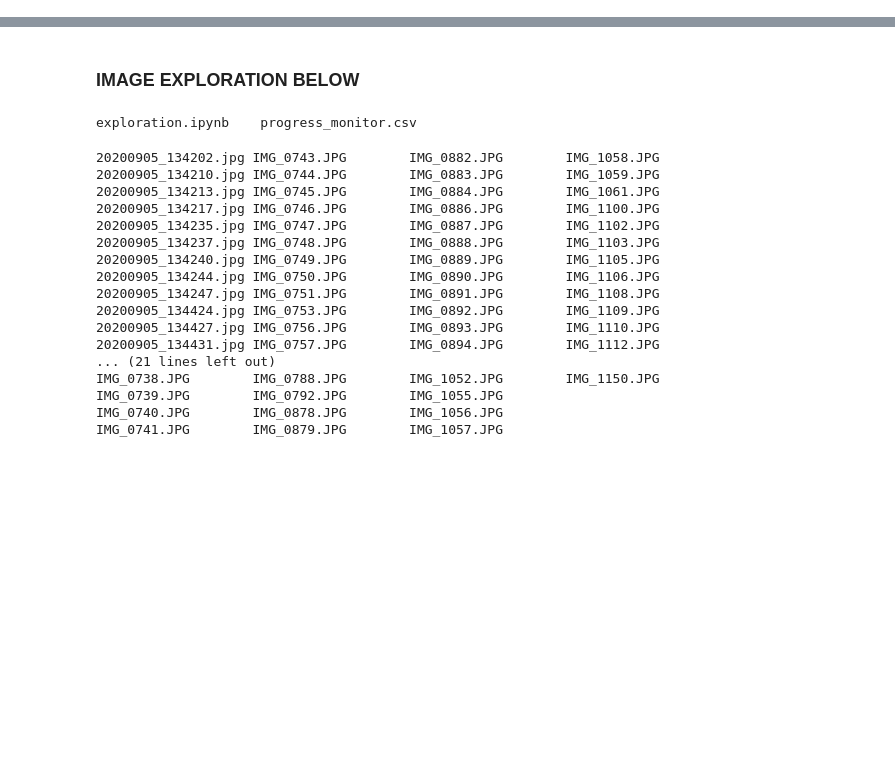
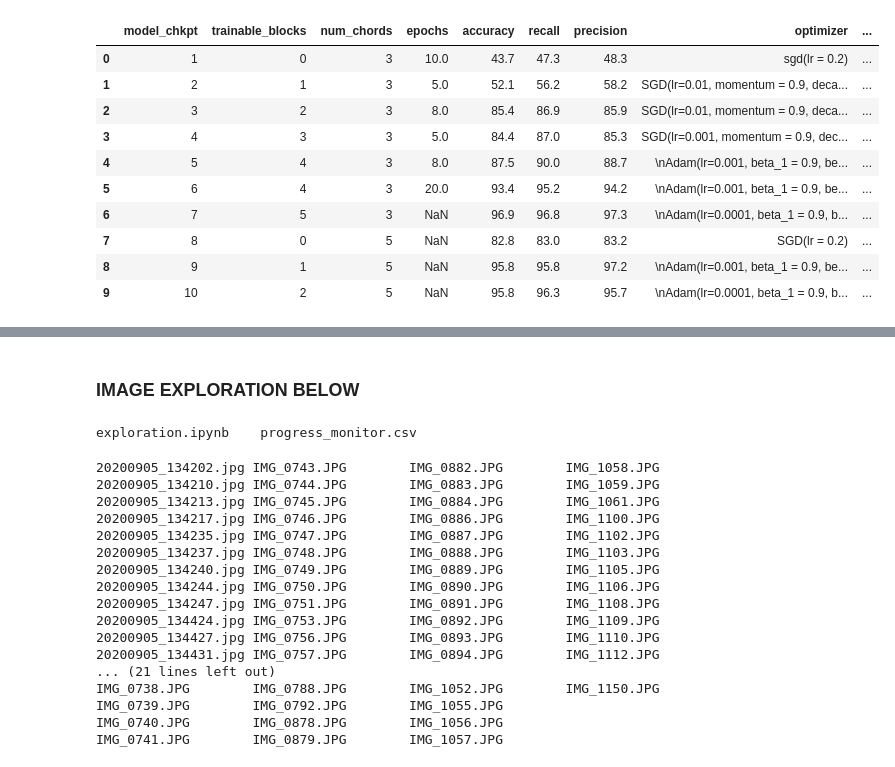
Before and after one commit to jamiewessels/Capstone-3-Proposal, a Jupyter notebook: notebooks/exploration.ipynb, the cells around one changed output, grey strips where cells are left out. Drawn from its saved outputs; the diff is of its cells as text; code cells hidden in the pictures; blank space fills up the shorter version.

```diff
--- a/notebooks/exploration.ipynb
+++ b/notebooks/exploration.ipynb
@@ -21,6 +21,20 @@ plt.style.use('ggplot')
 progress = pd.read_csv('progress_monitor.csv', delimiter = ',')
 # %%
 progress['label'] = 'Chkpt' + ' #' + progress['model_chkpt'].astype(str)
+# %%
+progress
+# %% [output]
+|  | model_chkpt | trainable_blocks | num_chords | epochs | accuracy | recall | precision | optimizer | ... |
+| 0 | 1 | 0 | 3 | 10.0 | 43.7 | 47.3 | 48.3 | sgd(lr = 0.2) | ... |
+| 1 | 2 | 1 | 3 | 5.0 | 52.1 | 56.2 | 58.2 | SGD(lr=0.01, momentum = 0.9, deca... | ... |
+| 2 | 3 | 2 | 3 | 8.0 | 85.4 | 86.9 | 85.9 | SGD(lr=0.01, momentum = 0.9, deca... | ... |
+| 3 | 4 | 3 | 3 | 5.0 | 84.4 | 87.0 | 85.3 | SGD(lr=0.001, momentum = 0.9, dec... | ... |
+| 4 | 5 | 4 | 3 | 8.0 | 87.5 | 90.0 | 88.7 | \nAdam(lr=0.001, beta_1 = 0.9, be... | ... |
+| 5 | 6 | 4 | 3 | 20.0 | 93.4 | 95.2 | 94.2 | \nAdam(lr=0.001, beta_1 = 0.9, be... | ... |
+| 6 | 7 | 5 | 3 | NaN | 96.9 | 96.8 | 97.3 | \nAdam(lr=0.0001, beta_1 = 0.9, b... | ... |
+| 7 | 8 | 0 | 5 | NaN | 82.8 | 83.0 | 83.2 | SGD(lr = 0.2) | ... |
+| 8 | 9 | 1 | 5 | NaN | 95.8 | 95.8 | 97.2 | \nAdam(lr=0.001, beta_1 = 0.9, be... | ... |
+| 9 | 10 | 2 | 5 | NaN | 95.8 | 96.3 | 95.7 | \nAdam(lr=0.0001, beta_1 = 0.9, b... | ... |
 # %%
 progress['num_chords']= pd.Categorical(progress['num_chords'])
 # %%
```
Also changed, not shown: parts of 2 cells of this notebook, 51 other files.
